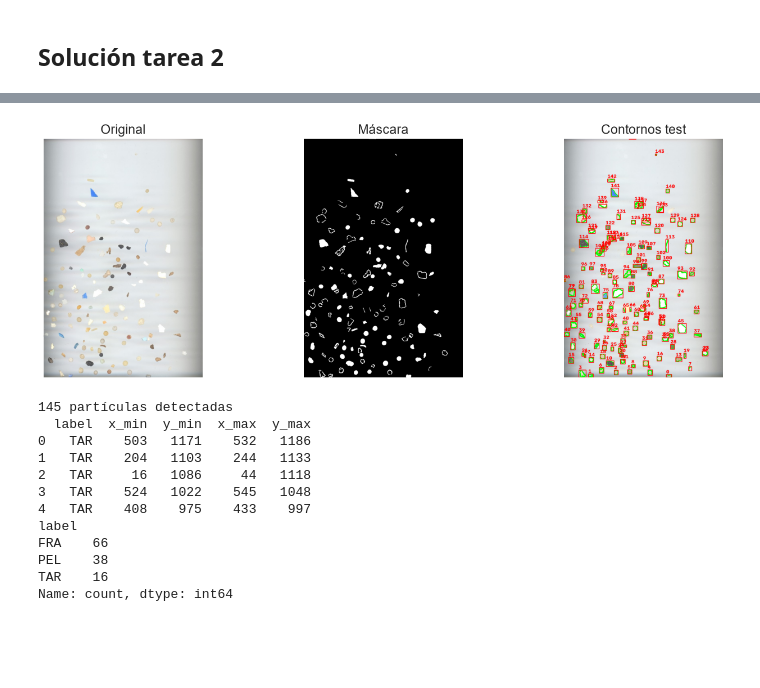
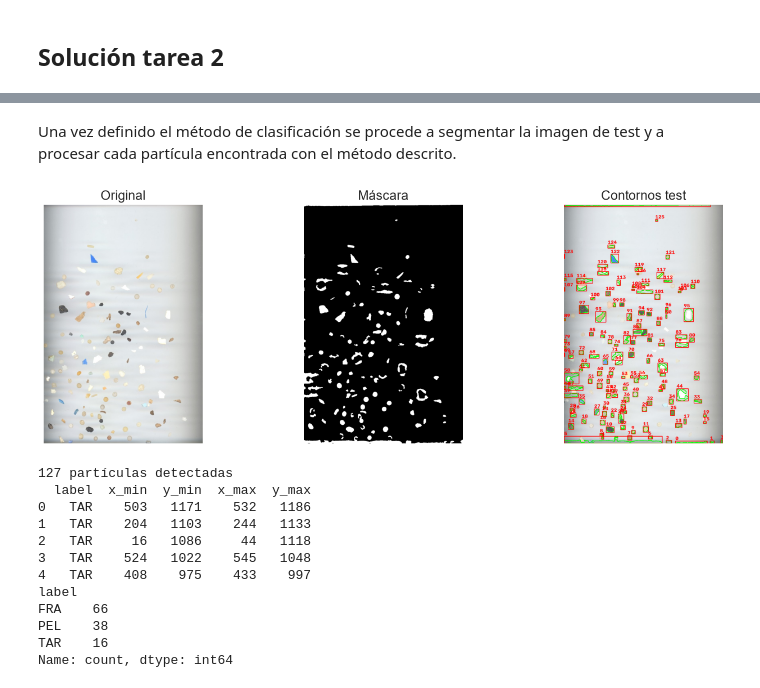
Before and after one commit to kikoalmtana/practicasVC, a Jupyter notebook: P3/VC_P3.ipynb, the cells around one changed output, grey strips where cells are left out. Drawn from its saved outputs; the diff is of its cells as text; code cells hidden in the pictures; blank space fills up the shorter version.

Commit message:
task 2 finished and readme in process

```diff
--- a/P3/VC_P3.ipynb
+++ b/P3/VC_P3.ipynb
@@ -732,30 +885,60 @@ RandomForestClassifier(class_weight='balanced', n_estimators=200,
+# %%
+UMBRALES = {
+    "circularidad_pel": 0.77,
+    "L_tar": 44.0,
+    "chroma_tar": 3.4,
+    "b_pel": 3.0,
+}
+
+def clasificar_particula(fila, U=UMBRALES):
+    L, a, b = fila["L"], fila["a"], fila["b"]
+    chroma = np.hypot(a, b)
+
+    if L < U["L_tar"] and chroma < U["chroma_tar"]:
+        return "TAR"
+
+    if b > U["b_pel"] and fila["circularidad"] >= U["circularidad_pel"]:
+        return "PEL"
+
+    return "FRA"
+
+CLASES = ["FRA", "PEL", "TAR"]
+
+def clasificar_todas_las_particulas(df, U=UMBRALES):
+    return df.apply(clasificar_particula, axis=1, U=U).to_numpy()
+# %% [markdown]
+Una vez definido el método de clasificación se procede a segmentar la imagen de test y a procesar cada partícula encontrada con el método descrito.
 # %%
-RUTA_TEST = './MPs_test.jpg'      # ajusta las rutas
+RUTA_TEST = './MPs_test.jpg'
 RUTA_CSV  = './MPs_test_bbs.csv'
 
+# detectamos las partículas de la imagen de test
 img_test = cargar(RUTA_TEST)
-mask_test = segmentar(img_test)    # usa los mismos parámetros que en train
-df_test, cnts_test, bbs_test = extraer_particulas(mask_test)
+mask_test = segmentar(img_test)
+df_test, cnts_test, bbs_test = extraer_particulas(mask_test, img_test)
+
+# mostramos los resultamos de la detección anterior
 mostrar_segmentacion(img_test, mask_test, cnts_test, bbs_test, titulo="test")
 
-df_test["pred"] = clf.predict(df_test[FEATURE_NAMES])
+# predecimos las clases de las partículas con el modelo ya entrenado
+df_test["pred"] = clasificar_todas_las_particulas(df_test)
 print(len(df_test), "partículas detectadas")
 
 ann = pd.read_csv(RUTA_CSV)
 print(ann.head())
-print(ann['label'].value_counts())     # comprueba qué etiquetas hay realmente
+print(ann['label'].value_counts())
 
 # Traducción de las etiquetas del CSV a las clases del entrenamiento
-MAPEO = {'TAR': 'alquitran', 'FRA': 'fragmento', 'PEL': 'pellet'}   # verifica FRA y PEL con value_counts()
+MAPEO = {'TAR': 'alquitran', 'FRA': 'fragmento', 'PEL': 'pellet'}
 
 ann_xyxy  = ann[['x_min', 'y_min', 'x_max', 'y_max']].to_numpy(dtype=float)
 ann_clase = ann['label'].map(MAPEO).to_numpy()
 
 # Si alguna etiqueta no estaba en MAPEO saldrá NaN: avisamos
 assert not pd.isna(ann_clase).any(), f"Etiquetas sin mapear: {set(ann['label']) - set(MAPEO)}"
 # %% [output]
-[figure, old version]
+[figure, new version]
-145 partículas detectadas
+127 partículas detectadas
   label  x_min  y_min  x_max  y_max
 0   TAR    503   1171    532   1186
 1   TAR    204   1103    244   1133
```
Also changed, not shown: parts of 17 cells of this notebook, 5 other files.
